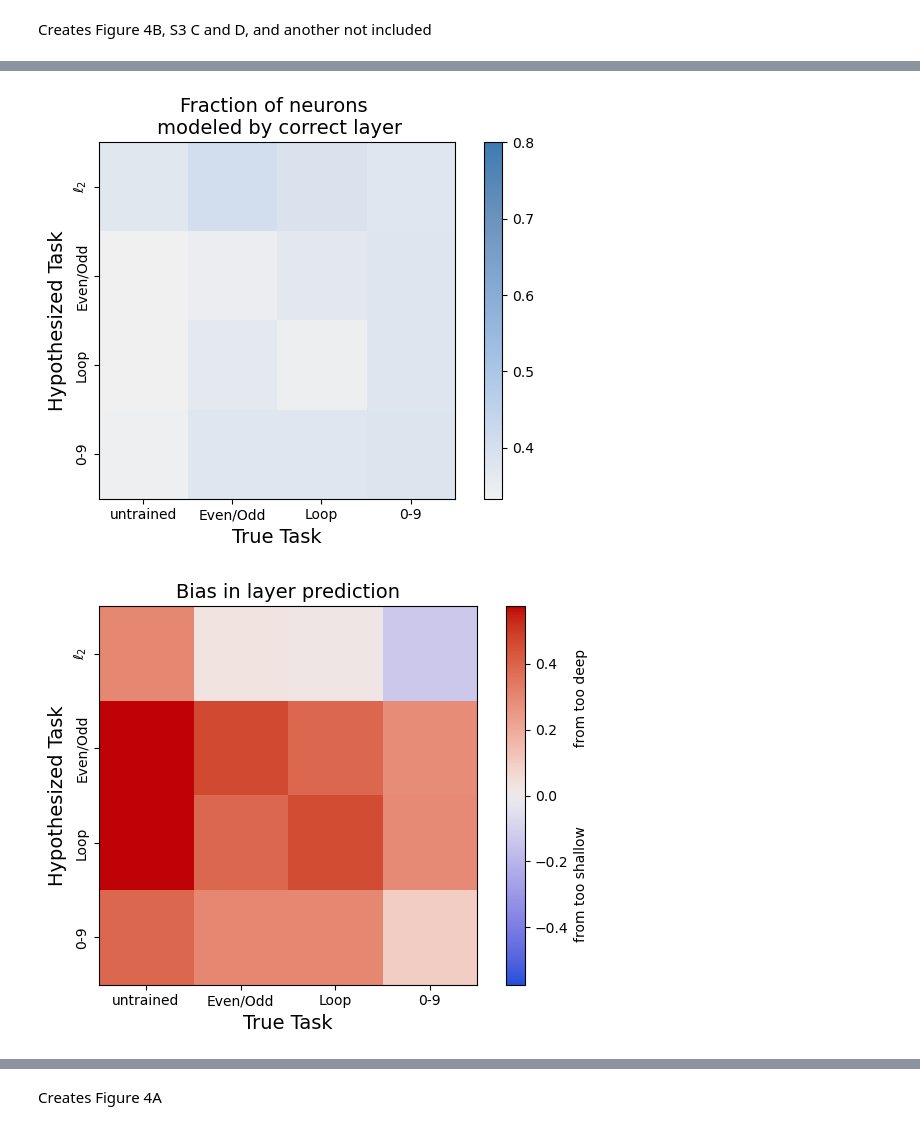
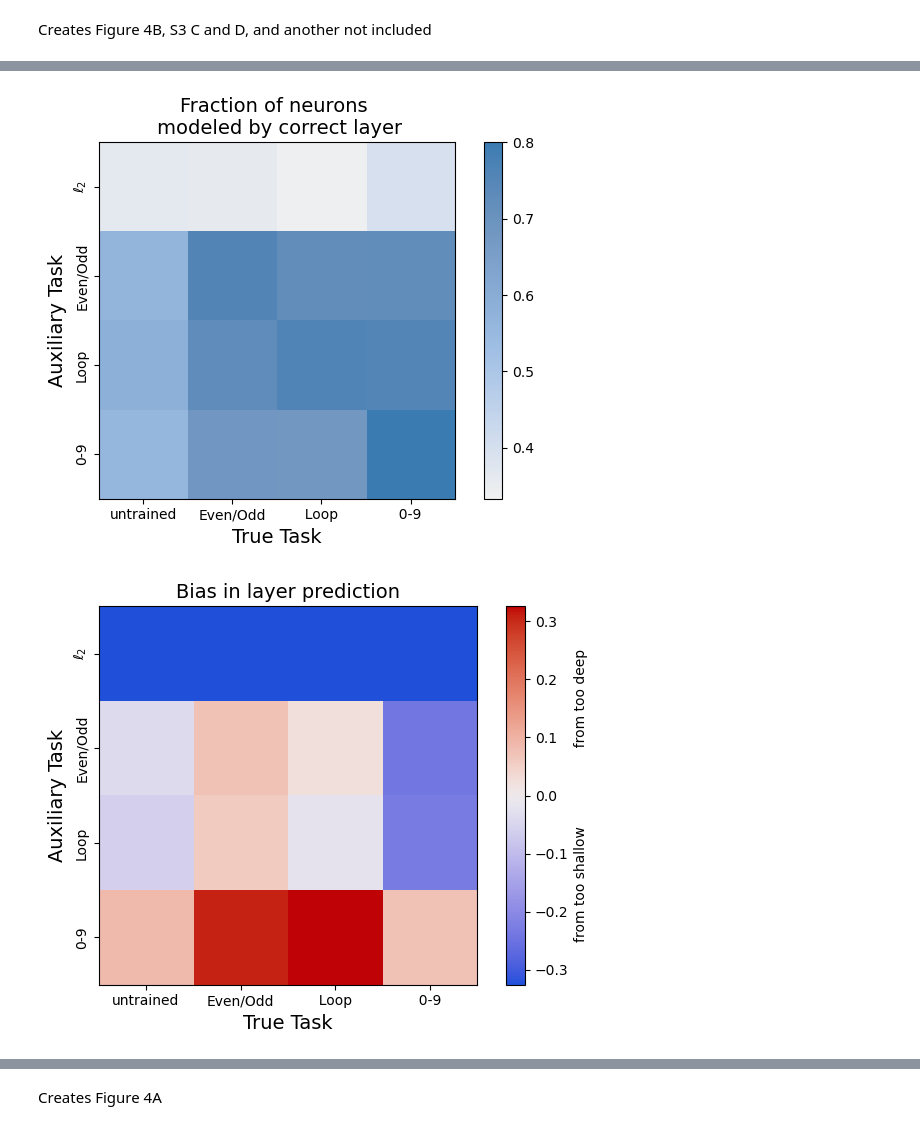
Before and after one commit to zdeblick/JointTraining, a Jupyter notebook: Figures.ipynb, the cells around one changed output, grey strips where cells are left out. Drawn from its saved outputs; the diff is of its cells as text; code cells hidden in the pictures.

```diff
--- a/Figures.ipynb
+++ b/Figures.ipynb
@@ -110,24 +110,29 @@ Creates Figure 4B, S3 C and D, and another not included
 # %%
 order = [0,1,2,3]
 trials = 40
-task_dims = [2,2,10]
-if True:
+task_dims = [1,2,2,10]
+if False:
     penstr = ''
     pen_label = '_noreg'
+    thresh = False
 else:
     penstr = '_pen=cross_rc'
     pen_label = ''
+    thresh = True
+
+joint = True
+
 
 matchstrs = [['_L2matched','_eomatched','_loopmatched',''][i] for i in order]
 trainstrs = [['_untrained', '_eotrained','_looptrained',''][i] for i in order]
 hypo_labels = [['$\ell_2$','Even/Odd','Loop','0-9'][i] for i in order]
-train_labels = [['untrained','Even/Odd','Loop','0-9'][i] for i in order]
+train_labels = [['untrained','Even/Odd','  Loop  ','  0-9  '][i] for i in order]
 
 
 layer_acc = np.zeros((len(matchstrs),len(trainstrs)))
 layer_bias = np.zeros((len(matchstrs),len(trainstrs)))
 teaches = np.zeros((trials,len(matchstrs),len(trainstrs)))
-SdP = 6*8/1024
+SdP = 6*8/1023
 d = [16,32,128,10]
 shapes = np.array([[d[0]*24, d[1]*10,d[2]]])
 rs = 1/np.sqrt(shapes.T.dot(shapes)) #renormalization for W_ij
@@ -141,18 +146,24 @@ task_matches = np.zeros((trials,len(matchstrs)-1,len(trainstrs)))
 
 for m_i, match in enumerate(matchstrs):
     for t_i, train in enumerate(trainstrs):
-        fname = 'results_headlr_med'+train+match+penstr+'_thresh_hard.npz'
+        fname = 'results_headlr_med'+train+match+penstr+'_thresh_hard'*thresh+'.npz'
 
         D = np.load(fname)
         alpha_min, lambda_min = np.unravel_index(np.argmin(np.mean(D['test_losses'][:,:,:,1],axis=0)),(D['alphas'].size,D['l1s'].size))
-#         alpha_min = 0
+        if not joint:
+            alpha_min = 0
 
         bls = np.mean(D['test_losses'][:,-1,lambda_min,1])
         if m_i>0:
             a = D['task_alignments'][:,alpha_min,lambda_min,1,m_i-1,:]
-            task_matches[:,m_i-1,t_i] = np.min(a[np.isfinite(a)],axis=-1)/(task_dims[m_i-1])
+            task_matches[:,m_i-1,t_i] = np.min(a[np.isfinite(a)],axis=-1)/task_dims[m_i]
+
 
         teaches[:,m_i,t_i] = (bls-D['test_losses'][:,alpha_min,lambda_min,1])/bls
+#         if joint:
+#             teaches[:,m_i,t_i] /= task_dims[m_i]
+#         else:
+#             teaches[:,m_i,t_i] = (teaches[:,m_i,t_i] - SdP)/task_dims[m_i]
 
         cms = D['cms']
         cms*= np.reshape(rs,(1,1,1,3,3)) #change normalization of W_ij to match what is in the paper
@@ -169,8 +180,8 @@ for m_i, match in enumerate(matchstrs):
         all_Ls[:,m_i,t_i,:D['alphas'].size,:D['l1s'].size] = (bls-D['test_losses'][:,:,:,1])/bls
 
 fnames = ['Tjt','frac_correct','bias','zfromy_loss']
-titles = ['Relative improvement \n in response loss $T_{JT}$','Fraction of neurons \n modeled by correct layer','Bias in layer prediction','Scaled val. loss of predicting \ntask from neural activity']
-data = [np.mean(teaches,axis=0),layer_acc,layer_bias,np.mean(-task_matches,axis=0)/np.sqrt(np.expand_dims(task_dims,-1))]
+titles = ['Improvement in response prediction,\n relative to response-training, '+('$T_{JT}$' if joint else '$T_{TT}$'),'Fraction of neurons \n modeled by correct layer','Bias in layer prediction','Scaled val. loss of predicting \ntask from neural activity']
+data = [np.mean(teaches,axis=0),layer_acc,layer_bias,np.mean(-task_matches,axis=0)/np.sqrt(np.expand_dims(task_dims[1:],-1))]
 
 cmaps = [cmap,cmap,cc.cm.coolwarm,cmap]
 vmins = [None,1/3,'sym',None]
@@ -185,9 +196,9 @@ for i in range(len(titles)):
     plt.colorbar(label='from too shallow                  from too deep' if i==2 else None)
     plt.title(titles[i],fontsize=14)
     plt.yticks(np.arange(len(hypo_labels)-(i==3)),hypo_labels[int(i==3):],rotation=90,verticalalignment='center')
-    plt.ylabel('Hypothesized Task',fontsize=14)
+    plt.ylabel('Auxiliary Task',fontsize=14)
     plt.xticks(np.arange(len(train_labels)),train_labels)
     plt.xlabel('True Task',fontsize=14)
     fig.tight_layout()
-    plt.savefig(savepath+'digits_'+fnames[i]+pen_label)
+    plt.savefig(savepath+'digits_'+fnames[i]+pen_label+'_TT'*(not joint))
 # %% [output]
@@ -195,2 +206,2 @@ for i in range(len(titles)):
-[figure, old version]
+[figure, new version]
-[figure, old version]
+[figure, new version]
```
Also changed, not shown: parts of 13 cells of this notebook, 19 other files.
